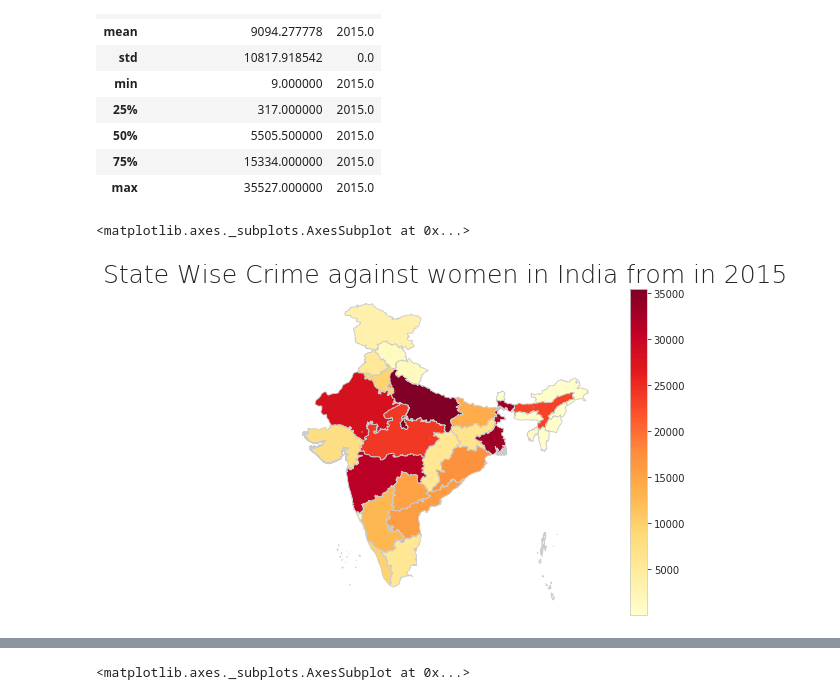
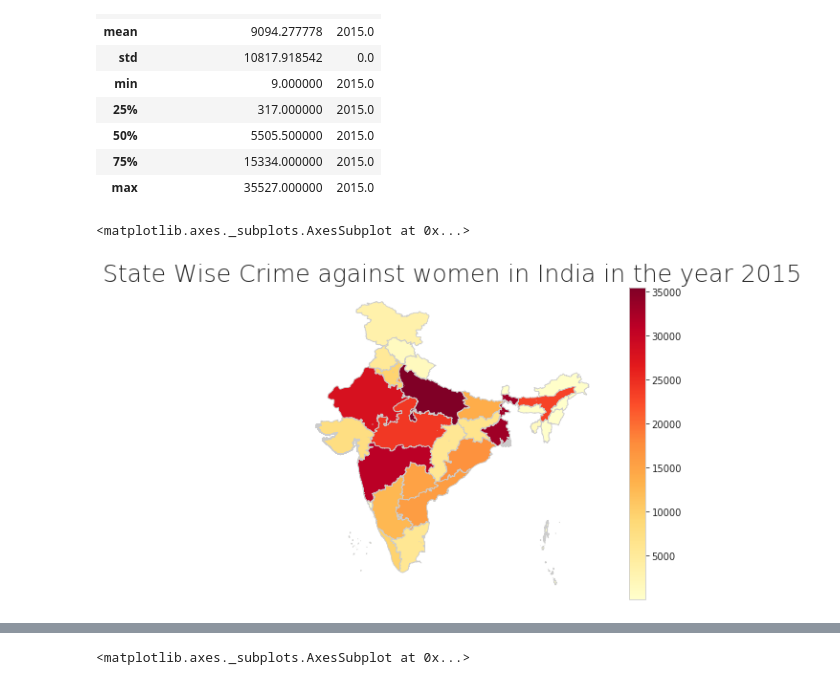
Before and after one commit to yasersakkaf/Visualize-Women-Harrasment-in-India-using-GeoPandas, a Jupyter notebook: Visualization.ipynb, the cells around one changed output, grey strips where cells are left out. Saved outputs shown, nothing was run; the diff lists cells and outputs as text; code cells hidden in the pictures.

Commit message:
Adding updated map Images

```diff
--- a/Visualization.ipynb
+++ b/Visualization.ipynb
@@ -178,21 +178,21 @@ merged.describe()
 # %%
 # set the range for the choropleth
 vmin, vmax = 9, 35527
 
 # create figure and axes for Matplotlib and set the title
 fig, ax = plt.subplots(1, figsize=(10, 6))
 ax.axis('off')
-ax.set_title('State Wise Crime against women in India from in 2015', fontdict={'fontsize': '25', 'fontweight' : '3'})
+ax.set_title('State Wise Crime against women in India in the year 2015', fontdict={'fontsize': '25', 'fontweight' : '3'})
 
 # Create colorbar as a legend
 sm = plt.cm.ScalarMappable(cmap='YlOrRd', norm=plt.Normalize(vmin=vmin, vmax=vmax))
 
 # add the colorbar to the figure
 cbar = fig.colorbar(sm)
 merged.plot(column='Total Crimes against Women', cmap='YlOrRd', linewidth=0.8, ax=ax, edgecolor='0.8')
 # %% [output]
 <matplotlib.axes._subplots.AxesSubplot at 0x...>
-[figure, old version]
+[figure, new version]
 # %%
 # We save the output as a PNG image
 
```
Also changed, not shown: parts of 1 cell of this notebook, 2 other files.
